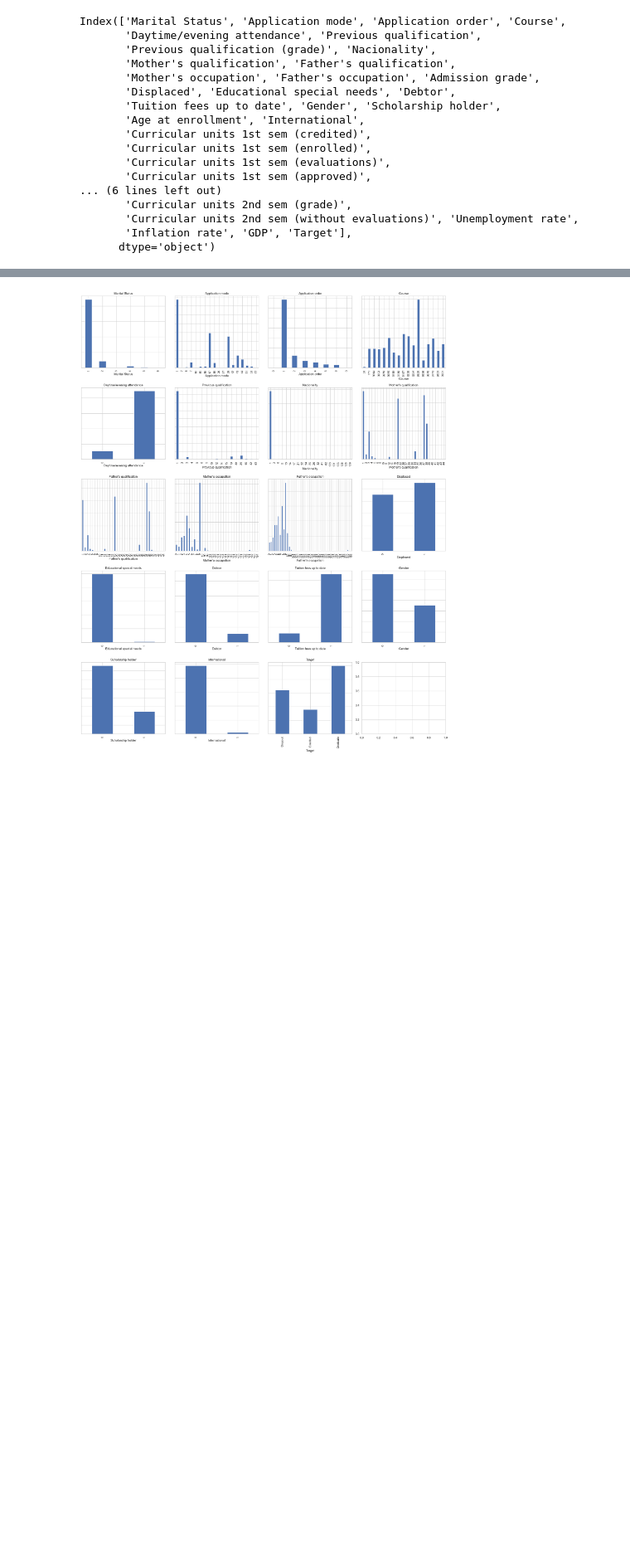
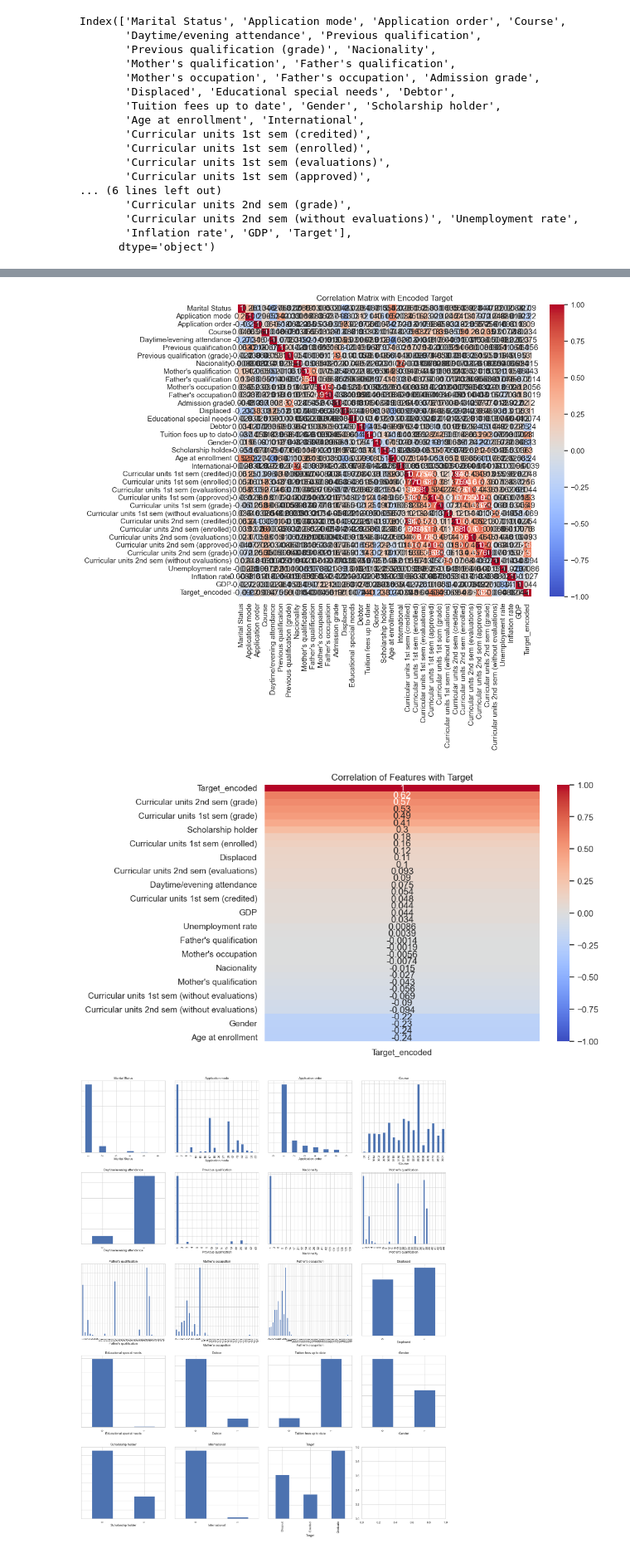
Before and after one commit to youssefhass/ml-predict-student-dropout, a Jupyter notebook: 02_Predict_Students_Dropout_EDA.ipynb, the cells around one changed output, grey strips where cells are left out. Shown at 83% size. Saved outputs shown, nothing was run; the diff lists cells and outputs as text; code cells hidden in the pictures; blank space fills up the shorter version.

```diff
--- a/02_Predict_Students_Dropout_EDA.ipynb
+++ b/02_Predict_Students_Dropout_EDA.ipynb
@@ -79,4 +69,27 @@ df_raw.shape  # Returns a tuple representing the dimensionality of the DataFrame
 (4424, 37)
+# %%
+# Encode the 'Target' column into numerical values
+label_encoder = LabelEncoder()
+df_raw['Target_encoded'] = label_encoder.fit_transform(df_raw['Target'])
+
+# Compute the correlation matrix excluding the original 'Target' column
+correlation_matrix = df_raw.drop(columns=['Target']).corr()
+
+# Create the heatmap for the correlation matrix
+plt.figure(figsize=(10, 8))
+sns.heatmap(correlation_matrix, annot=True, cmap="coolwarm", vmin=-1, vmax=1)
+plt.title('Correlation Matrix with Encoded Target')
+plt.show()
+
+# To focus on the correlation of features with the target only
+plt.figure(figsize=(8, 6))
+target_corr = correlation_matrix[['Target_encoded']].sort_values(by='Target_encoded', ascending=False)
+sns.heatmap(target_corr, annot=True, cmap="coolwarm", vmin=-1, vmax=1)
+plt.title('Correlation of Features with Target')
+plt.show()
+# %% [output]
+[figure, added]
+[figure, added]
 # %%
 # Defining categorical and quantitative columns based on the above checks and metadata description
 categorical_cols = ["Marital Status", "Application mode", "Application order", "Course", "Daytime/evening attendance",
```
Also changed, not shown: parts of 4 cells of this notebook.
